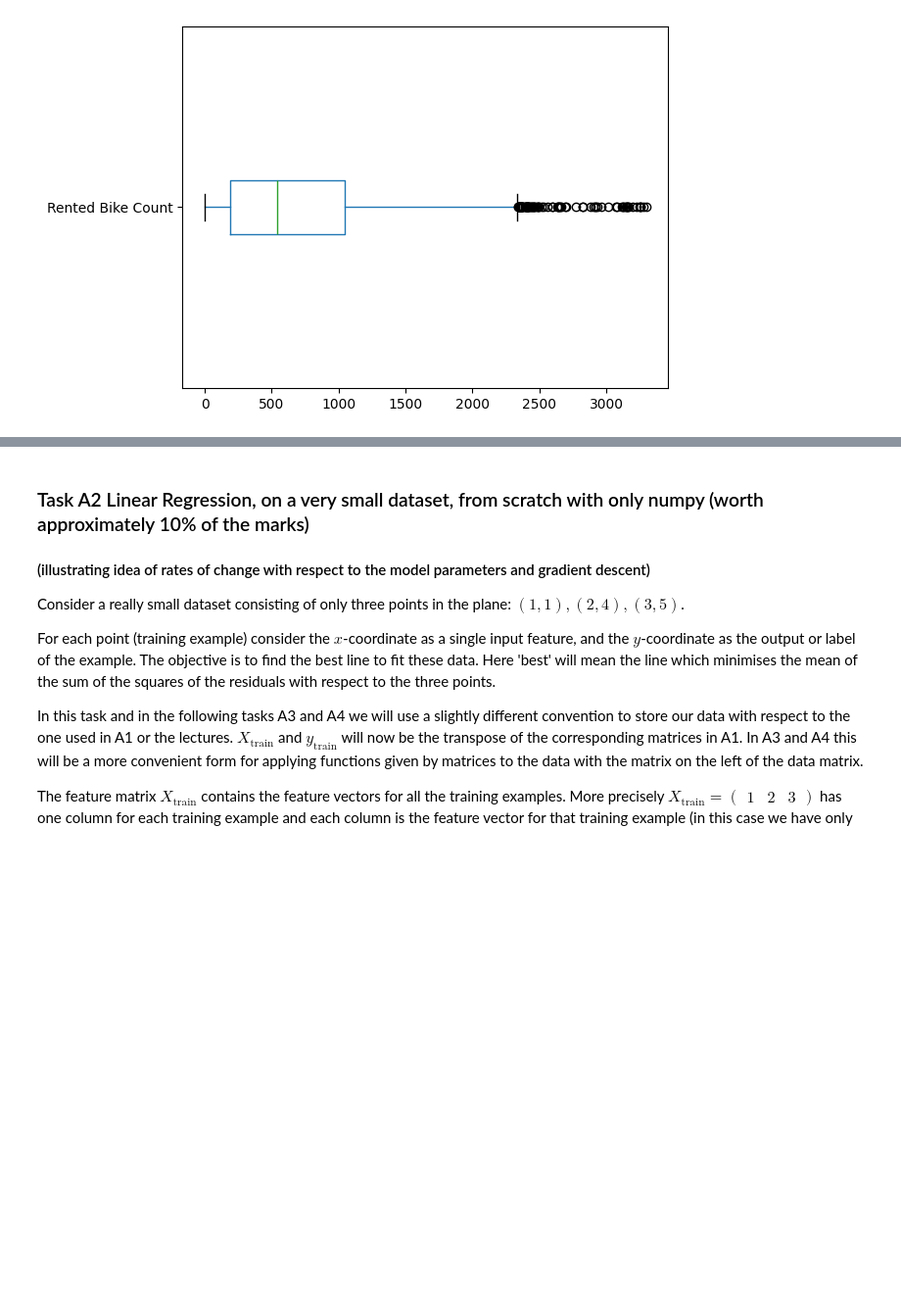
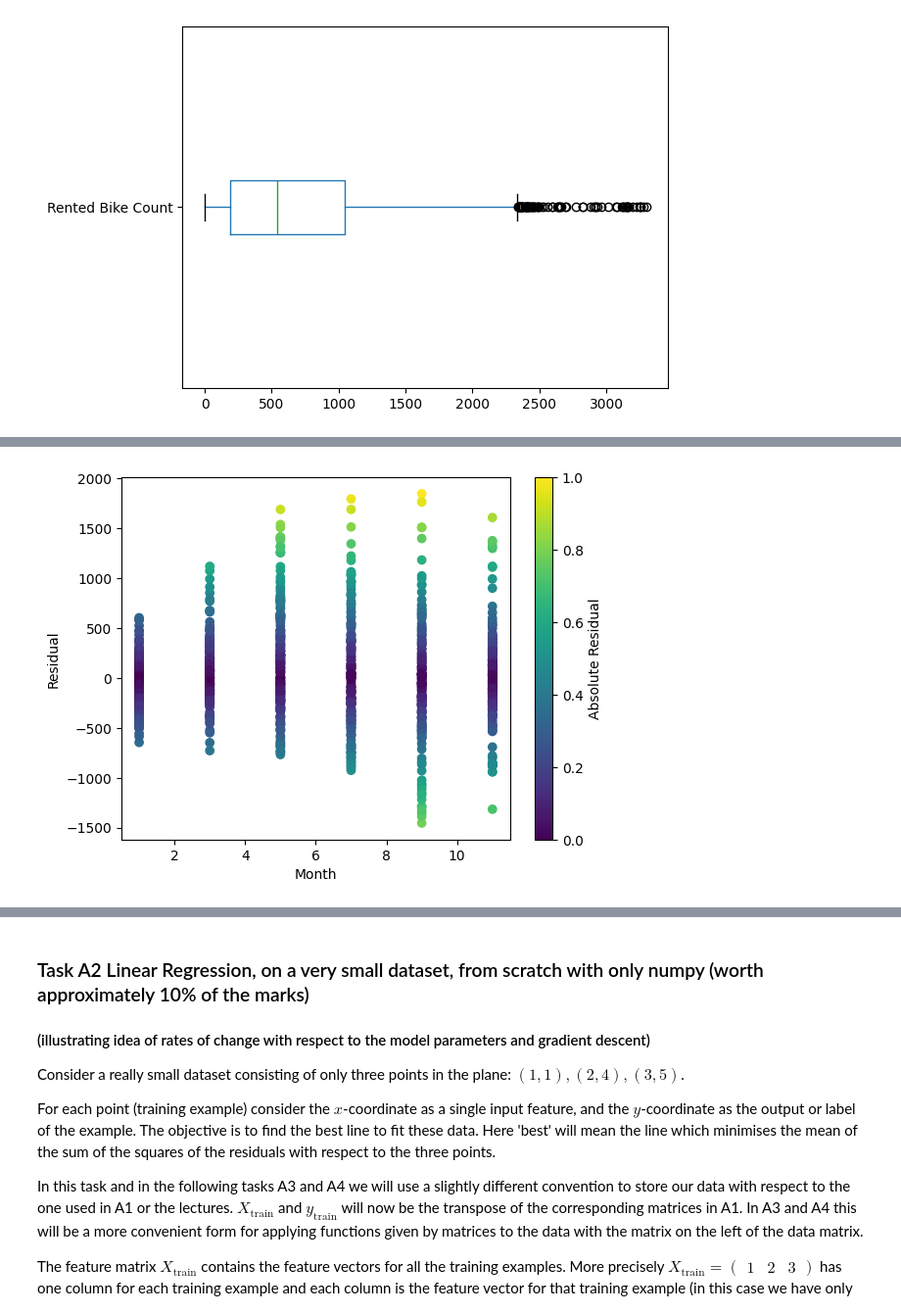
Before and after one commit to WillTalbot06/Machine-Learning-Project-Files, a Jupyter notebook: Machine_Learning_Project_Specification.ipynb, the cells around one changed output, grey strips where cells are left out. Shown at 98% size. Saved outputs shown, nothing was run; the diff lists cells and outputs as text; code cells hidden in the pictures; blank space fills up the shorter version.

```diff
--- a/Machine_Learning_Project_Specification.ipynb
+++ b/Machine_Learning_Project_Specification.ipynb
@@ -172,0 +248,11 @@ NameError: name 'x_train' is not defined
+# %%
+cmap = plt.get_cmap('viridis')
+absResid = np.abs(resid)
+norm = plt.Normalize(vmin=absResid.min(),vmax=absResid.max())
+plt.scatter(x_test['Month'],resid, c=cmap(norm(absResid)))
+plt.colorbar(label='Absolute Residual')
+plt.ylabel("Residual")
+plt.xlabel("Month")
+plt.show()
+# %% [output]
+[figure, added]
```
Also changed, not shown: parts of 10 cells of this notebook.
